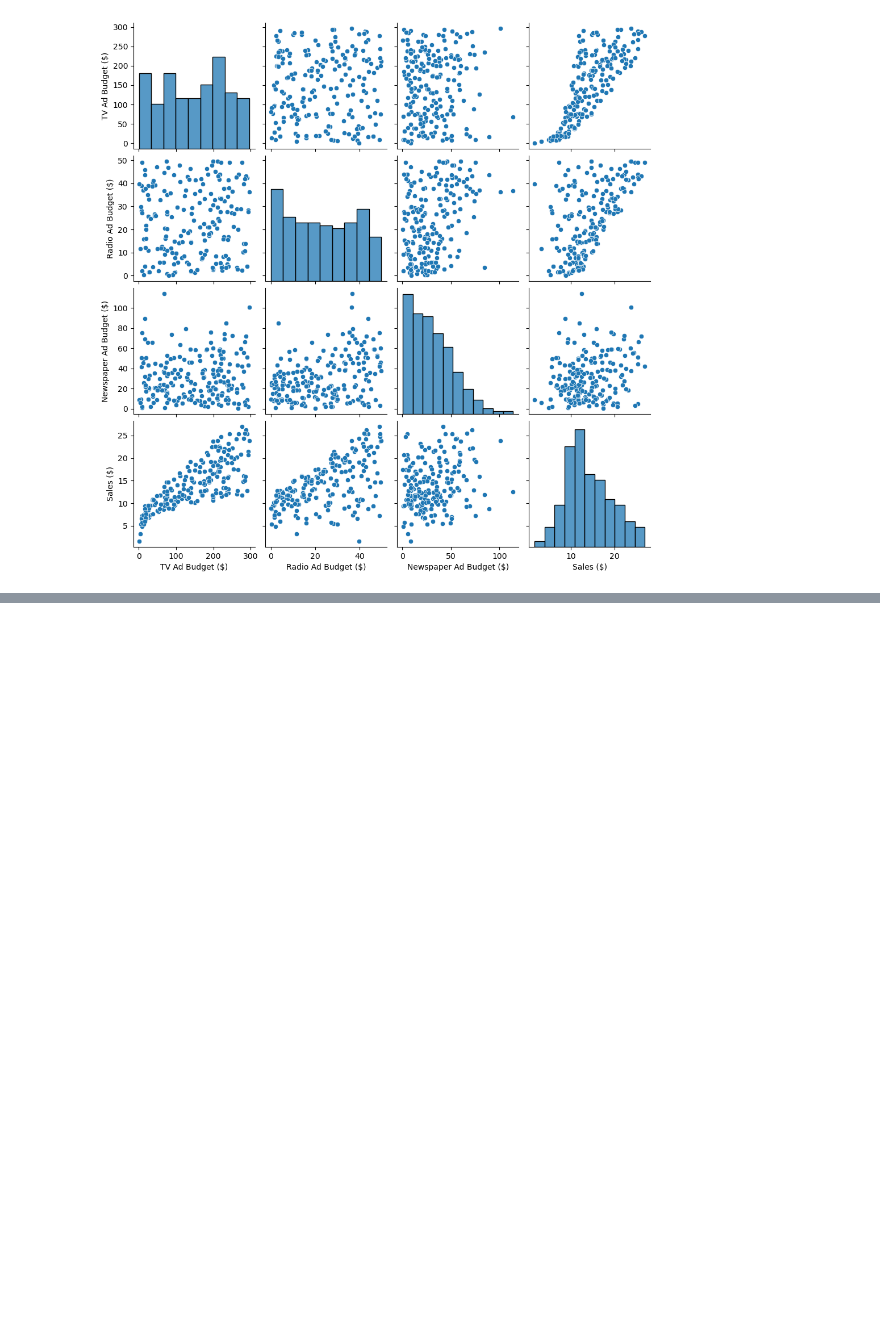
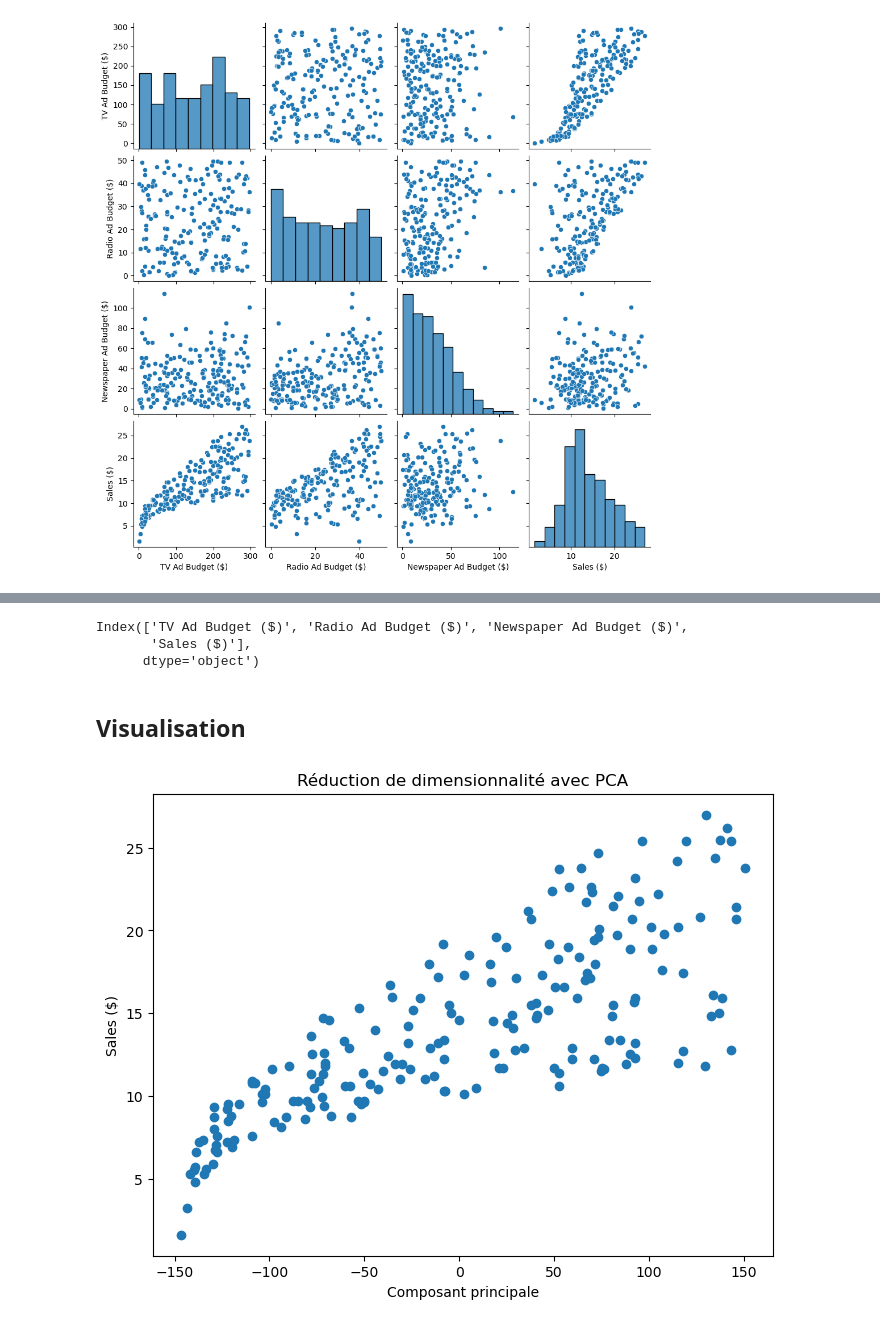
Before and after one commit to Fonocol/Machine-Learning-Project, a Jupyter notebook: notbooks/regression.ipynb, the cells around one changed output, grey strips where cells are left out. Drawn from its saved outputs; the diff is of its cells as text; code cells hidden in the pictures; blank space fills up the shorter version.

```diff
--- a/notbooks/regression.ipynb
+++ b/notbooks/regression.ipynb
@@ -47,0 +124,25 @@ sns.pairplot(sales)
+# %%
+sales.columns
+# %% [output]
+Index(['TV Ad Budget ($)', 'Radio Ad Budget ($)', 'Newspaper Ad Budget ($)',
+       'Sales ($)'],
+      dtype='object')
+# %% [markdown]
+## Visualisation
+# %%
+y = sales['Sales ($)'].to_numpy()
+X = sales.drop(['Sales ($)'], axis=1).to_numpy()
+
+pca = PCA(n_components=1, random_state=42)
+X_pca = pca.fit_transform(X)
+
+
+# Visualiser les résultats du t-SNE
+plt.figure(figsize=(8, 6))
+plt.scatter(X_pca, y)
+plt.title('Réduction de dimensionnalité avec PCA')
+plt.xlabel('Composant principale')
+plt.ylabel('Sales ($)')
+plt.show()
+# %% [output]
+[figure, added]
```
Also changed, not shown: parts of 23 cells of this notebook, 17 other files.
